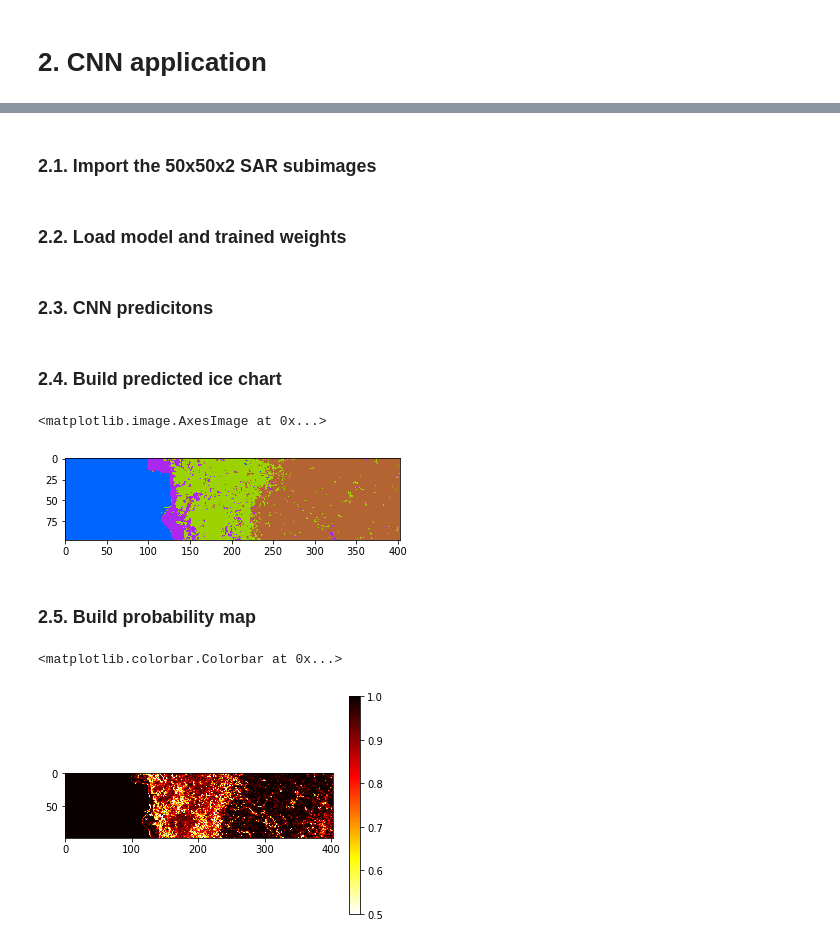
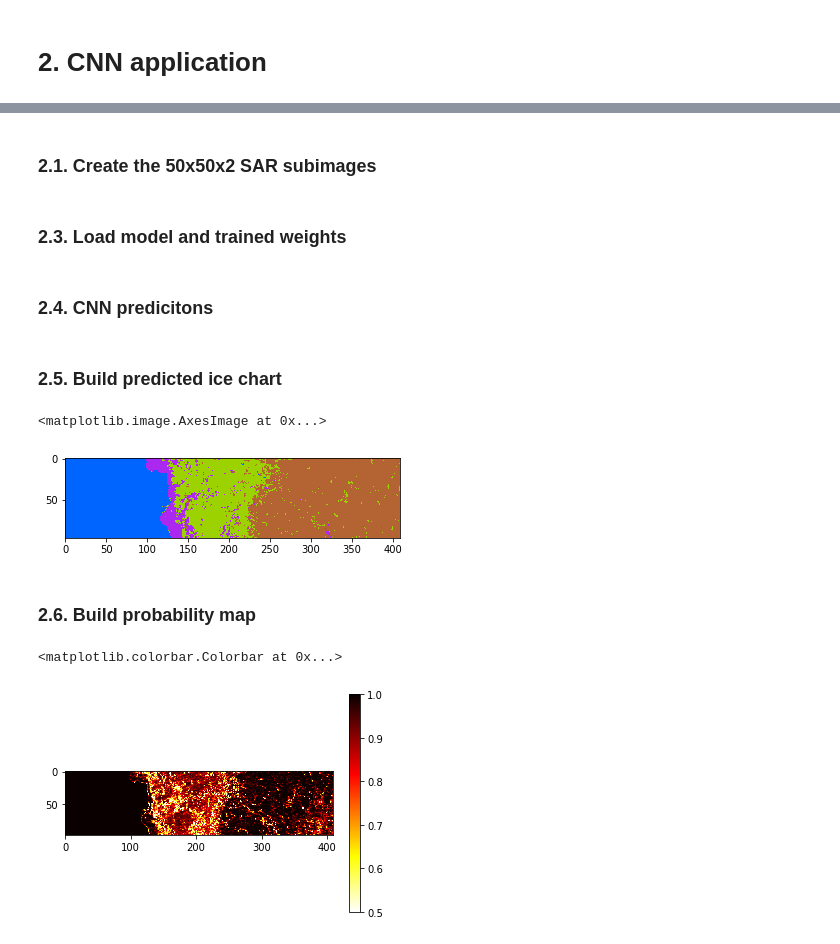
Before and after one commit to nansencenter/s1_icetype_cnn, a Jupyter notebook: Classification of sea ice types through CNN.ipynb, the cells around one changed output, grey strips where cells are left out. Drawn from its saved outputs; the diff is of its cells as text; code cells hidden in the pictures.

```diff
--- a/Classification of sea ice types through CNN.ipynb
+++ b/Classification of sea ice types through CNN.ipynb
@@ -68,0 +74,5 @@ You can find below the test region which is proposed in the notebook to apply th
+# %%
+data = np.load('CNN_data.npz')
+
+sigma0_HH = data['sigma0_HH']
+sigma0_HV = data['sigma0_HV']
@@ -77,2 +93,2 @@ You can find below the test region which is proposed in the notebook to apply th
 # %% [markdown]
-### 2.1. Import the 50x50x2 SAR subimages
+### 2.1. Create the 50x50x2 SAR subimages
@@ -87,8 +95,36 @@ mask_size = data['mask_size']
+# %%
+cnn_samples = []
+SUBIMAGES_SIZE = 50
+
+
+y = 0
+
+for i in range (0,sigma0_HH.shape[0] - SUBIMAGES_SIZE//2, SUBIMAGES_SIZE//2):
+
+    x = 0
+
+    for j in range (0,sigma0_HH.shape[1] - SUBIMAGES_SIZE//2, SUBIMAGES_SIZE//2):
+
+        HHsub             =     sigma0_HH[i:i+SUBIMAGES_SIZE,j:j+SUBIMAGES_SIZE].reshape(SUBIMAGES_SIZE,SUBIMAGES_SIZE,1)
+        HVsub             =     sigma0_HV[i:i+SUBIMAGES_SIZE,j:j+SUBIMAGES_SIZE].reshape(SUBIMAGES_SIZE,SUBIMAGES_SIZE,1)
+        HH_HVsub          =     np.concatenate((HHsub, HVsub), axis=2)
+
+        cnn_samples.append(HH_HVsub)
+
+        x += 1
+
+    y += 1
+
+
+mask_size = [y,x]
+cnn_samples = np.array(cnn_samples)
 # %% [markdown]
-### 2.2. Load model and trained weights
+### 2.3. Load model and trained weights
 # %%
-model = load_model('model.hdf5')
-model.compile
+# creation of the model
+model = create_model()
+
+# loading the trained weights
 model.load_weights("weights.hdf5")
 # %% [markdown]
-### 2.3. CNN predicitons
+### 2.4. CNN predicitons
@@ -98,22 +131,24 @@ proba_prediction = model.predict(cnn_samples)
+# %%
+CNN_predictions = model.predict(cnn_samples).reshape((mask_size[0],mask_size[1],4))
 # %% [markdown]
-### 2.4. Build predicted ice chart
+### 2.5. Build predicted ice chart
 # %%
-ice_chart = class_prediction.reshape(mask_size[0],mask_size[1])
+ice_class = np.argmax(CNN_predictions, axis=2)
 
 color_scale = ['#0064FF','#AA28F0','#9BD200','#B46432']
 cmap = colors.ListedColormap(color_scale)
 
-plt.imshow(ice_chart, cmap =cmap)
+plt.imshow(ice_class, cmap =cmap)
 # %% [output]
 <matplotlib.image.AxesImage at 0x...>
-[figure, old version]
+[figure, new version]
 # %% [markdown]
-### 2.5. Build probability map
+### 2.6. Build probability map
 # %%
-proba_chart = np.max(proba_prediction, axis=1).reshape(mask_size[0],mask_size[1])
+ice_proba = np.max(CNN_predictions, axis=2)
 
-plt.imshow(proba_chart, cmap="hot_r", vmin=0.5,vmax = 1)
+plt.imshow(ice_proba, cmap="hot_r", vmin=0.5,vmax = 1)
 plt.colorbar()
 # %% [output]
 <matplotlib.colorbar.Colorbar at 0x...>
-[figure, old version]
+[figure, new version]
```
Also changed, not shown: parts of 13 cells of this notebook, 4 other files.
